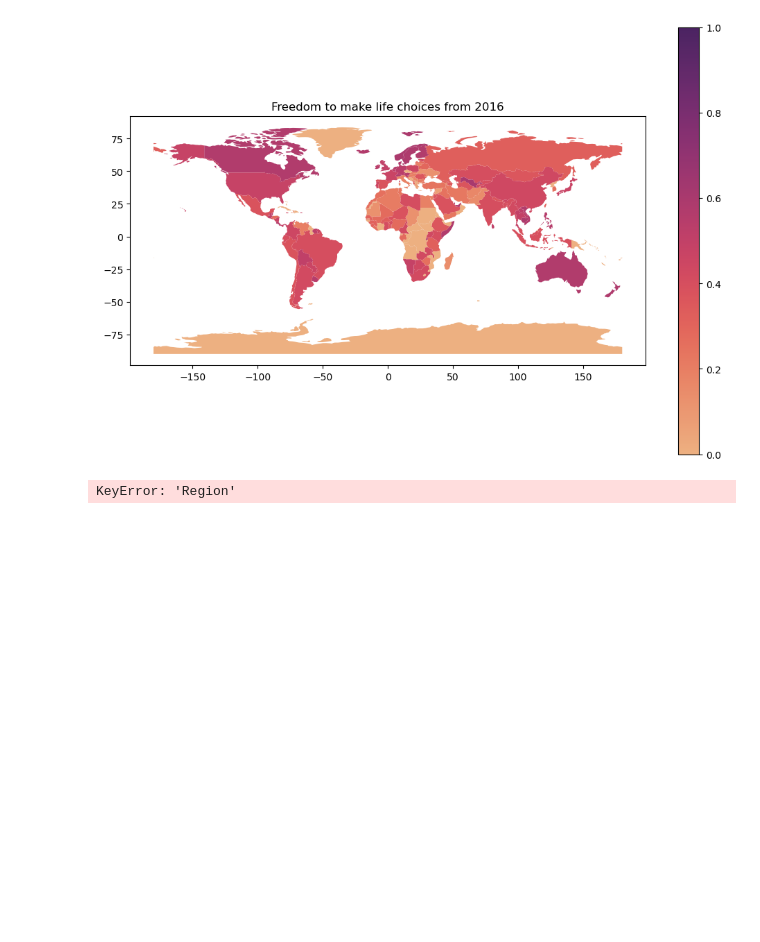
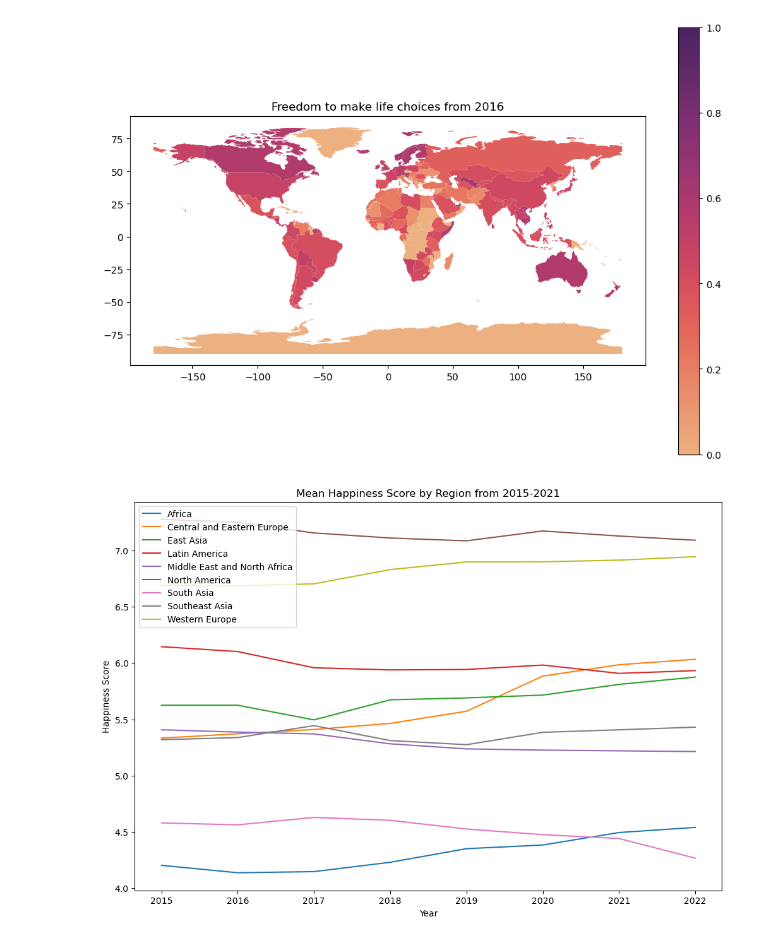
Before and after one commit to ubco-W2022T2-data301/project-group-group100, a Jupyter notebook: analysis/analysis2.ipynb, the cells around one changed output. Cells and saved outputs as stored; diff of their text form; code cells hidden in the pictures; blank space fills up the shorter version.

Commit message:
Created a visulization for Mean Happines 2015-2021

```diff
--- a/analysis/analysis2.ipynb
+++ b/analysis/analysis2.ipynb
@@ -22,9 +22,8 @@ Data2021 = pd.read_csv('../data/processed/2021_Clean_Data.csv')
 Data2022 = pd.read_csv('../data/processed/2022_Clean_Data.csv')
 DataCombine = pd.read_csv('../data/processed/Overall(No-Year)_Clean_Data.csv')
 DataAllYears = pd.read_csv('../data/processed/Overall(With-year)_Clean_Data.csv')
+DataAllRegion = pd.read_csv('../data/processed/Overall(With-Region-Year)_Clean_Data.csv')
 
 datasets = [Data2015, Data2016, Data2017, Data2018, Data2019, Data2020, Data2021, Data2022, DataCombine, DataAllYears]
 for data in datasets:
     data['Country'] = data['Country'].replace('United States', 'United States of America')
-
-DataAllYears.columns
@@ -141,27 +126,50 @@ plt.show()
 # %% [output]
 [figure]
 # %%
+# Create a dictionary to map similar regions together
+region_dict = {
+    'Southern Asia': 'South Asia',
+    'Middle East and Northern Africa': 'Middle East and North Africa',
+    'Sub-Saharan Africa': 'Africa',
+    'Latin America and Caribbean': 'Latin America',
+    'Commonwealth of Independent States': 'CIS',
+    'Australia and New Zealand': 'ANZ',
+    'North America and ANZ': 'North America',
+    'Southeastern Asia': 'Southeast Asia',
+    'Eastern Asia': 'East Asia'
+}
+
+# Replace the incorrect region spellings with the correct ones
+DataAllRegion['Region'] = DataAllRegion['Region'].replace(region_dict)
+
+# Drop rows containing 'ANZ' or 'CIS' in the 'Region' column
+DataAllRegion = DataAllRegion[~DataAllRegion['Region'].isin(['ANZ', 'CIS'])]
+
+# Replace any other regions with the appropriate values using region_dict
+DataAllRegion.loc[:, 'Region'] = DataAllRegion['Region'].replace(region_dict)
+
 # Create a new dataframe with region-wise average happiness score for each year
-region_data = DataAllYears.groupby(['Year', 'Region'])['Happiness Score'].mean().reset_index()
+region_data = DataAllRegion.groupby(['Year', 'Region'])['Happiness Score'].mean().reset_index()
 
 # Plot the data
 fig, ax = plt.subplots(figsize=(12, 8))
 
 for region in region_data['Region'].unique():
     # Get the data for the current region
     region_subset = region_data[region_data['Region'] == region]
     # Plot the region's data
-    ax.plot(region_subset['year'], region_subset['Happiness Score'], label=region)
+    ax.plot(region_subset['Year'], region_subset['Happiness Score'], label=region)
 
 # Set the axis labels and title
 ax.set_xlabel('Year')
 ax.set_ylabel('Happiness Score')
 ax.set_title('Mean Happiness Score by Region from 2015-2021')
 
 # Add a legend
 ax.legend()
+plt.legend(bbox_to_anchor=(0, 1), loc='upper left')
 
 # Show the plot
 plt.show()
 # %% [output]
-KeyError: 'Region'
+[figure, added]
```
Also changed, not shown: parts of 2 cells of this notebook, 1 other file.
